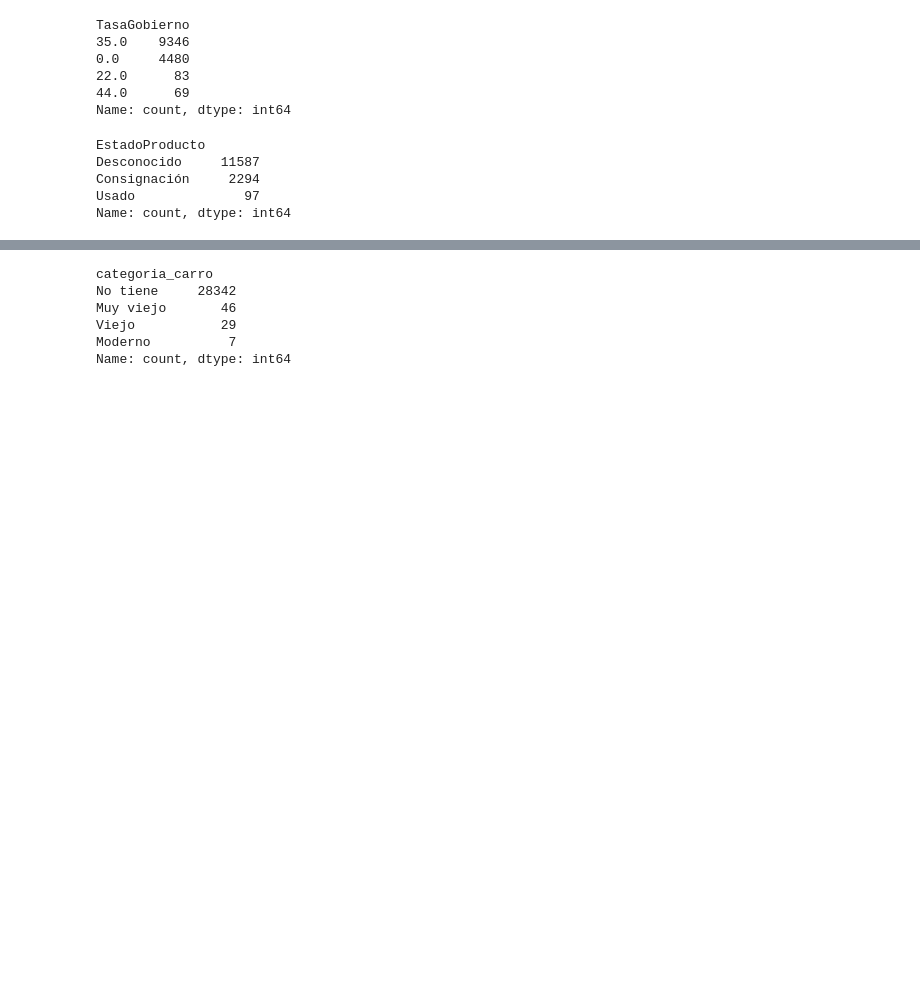
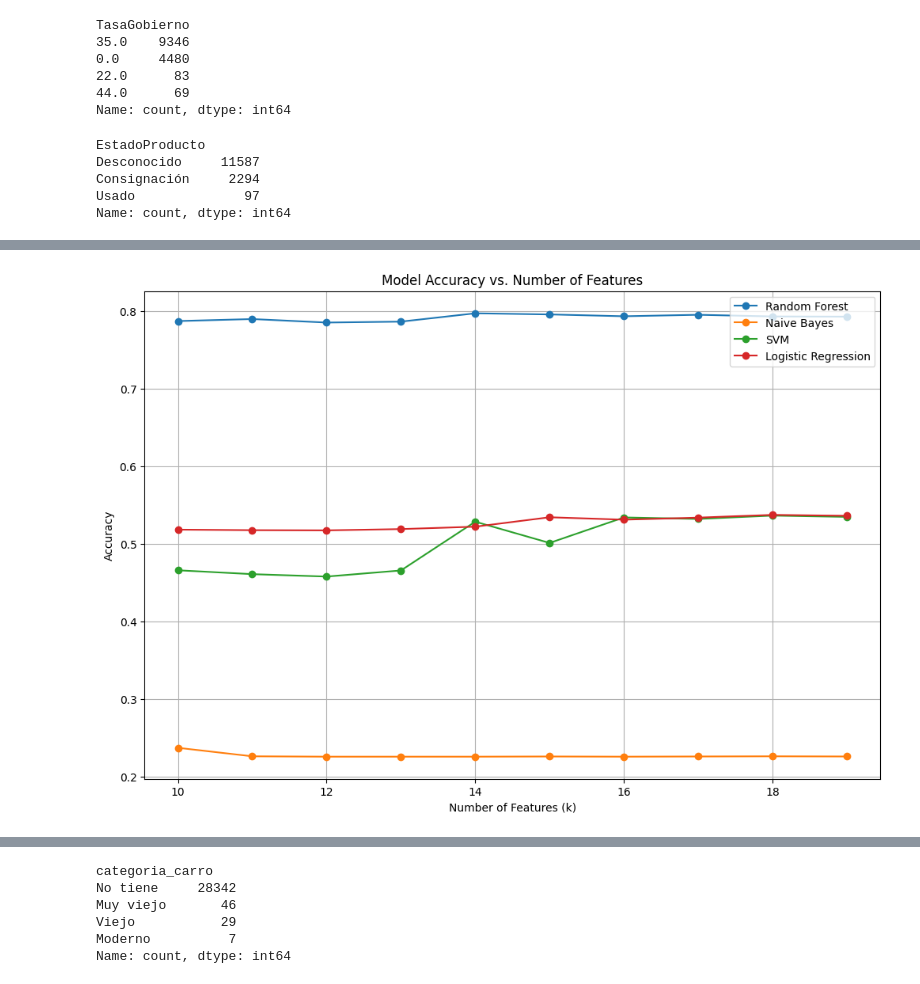
Before and after one commit to einjunge99/ETL, a Jupyter notebook: CreditFactory_v3_0_(Precalificación).ipynb, the cells around one changed output, grey strips where cells are left out. Cells and saved outputs as stored; diff of their text form; code cells hidden in the pictures; blank space fills up the shorter version.

Commit message:
add feature selection and training

```diff
--- a/CreditFactory_v3_0_(Precalificación).ipynb
+++ b/CreditFactory_v3_0_(Precalificación).ipynb
@@ -2093,0 +2009,2 @@ plot_donut_chart(silver_client, 'TieneCarro')
+# %%
+gold_merge['ValorPropiedad'] = gold_merge['ValorPropiedad'].fillna(0)
@@ -2093,0 +2036,83 @@ plot_donut_chart(silver_client, 'TieneCarro')
+# %%
+from sklearn.feature_selection import SelectKBest, mutual_info_classif
+from sklearn.model_selection import train_test_split
+from imblearn.over_sampling import SMOTE
+from sklearn.preprocessing import MinMaxScaler
+
+y = gold_merge['Aprobado']
+X = gold_merge.drop('Aprobado', axis=1)
+
+X_train, X_test, y_train, y_test = train_test_split(X, y, test_size=0.3, random_state=42)
+
+scaler = MinMaxScaler()
+X_train_scaled = scaler.fit_transform(X_train)
+X_test_scaled = scaler.transform(X_test)
+
+smote = SMOTE(random_state=42)
+X_train_resampled, y_train_resampled = smote.fit_resample(X_train_scaled, y_train)
+# %%
+import numpy as np
+import matplotlib.pyplot as plt
+from sklearn.ensemble import RandomForestClassifier
+from sklearn.metrics import accuracy_score
+from sklearn.naive_bayes import GaussianNB
+from sklearn.svm import SVC
+from sklearn.linear_model import LogisticRegression
+
+
+models = {
+    'Random Forest': RandomForestClassifier(),
+    'Naive Bayes': GaussianNB(),
+    'SVM': SVC(),
+    'Logistic Regression': LogisticRegression()
+}
+
+# Define range for k
+k_values = range(10, 20)
+
+# Store results
+results = {name: [] for name in models.keys()}
+
+# Iterate through different values of k
+for k in k_values:
+    # Feature selection
+    selector = SelectKBest(mutual_info_classif, k=k)
+    X_train_selected = selector.fit_transform(X_train_resampled, y_train_resampled)
+    X_test_selected = selector.transform(X_test_scaled)
+
+
+    mask = selector.get_support()
+    selected_feature_names = X.columns[mask]
+    scores = selector.scores_
+
+    feature_table = pd.DataFrame({'Feature': X.columns, 'Score': scores})
+    feature_table = feature_table.sort_values(by='Score', ascending=False).reset_index(drop=True)
+
+    top_features_table = feature_table.head(k)
+
+    print(top_features_table)
+
+    # Evaluate models
+    for name, model in models.items():
+        # Train the model
+        model.fit(X_train_selected, y_train_resampled)
+
+        # Predict on the test data
+        y_pred = model.predict(X_test_selected)
+
+        # Evaluate the model
+        accuracy = accuracy_score(y_test, y_pred)
+        results[name].append(accuracy)
+
+# Plot results
+plt.figure(figsize=(12, 8))
+for name, accuracies in results.items():
+    plt.plot(k_values, accuracies, marker='o', label=name)
+
+plt.xlabel('Number of Features (k)')
+plt.ylabel('Accuracy')
+plt.title('Model Accuracy vs. Number of Features')
+plt.legend()
+plt.grid(True)
+plt.show()
+# %% [output]
@@ -2093,0 +2218 @@ plot_donut_chart(silver_client, 'TieneCarro')
+[figure, added]
```
Also changed, not shown: parts of 53 cells of this notebook.
